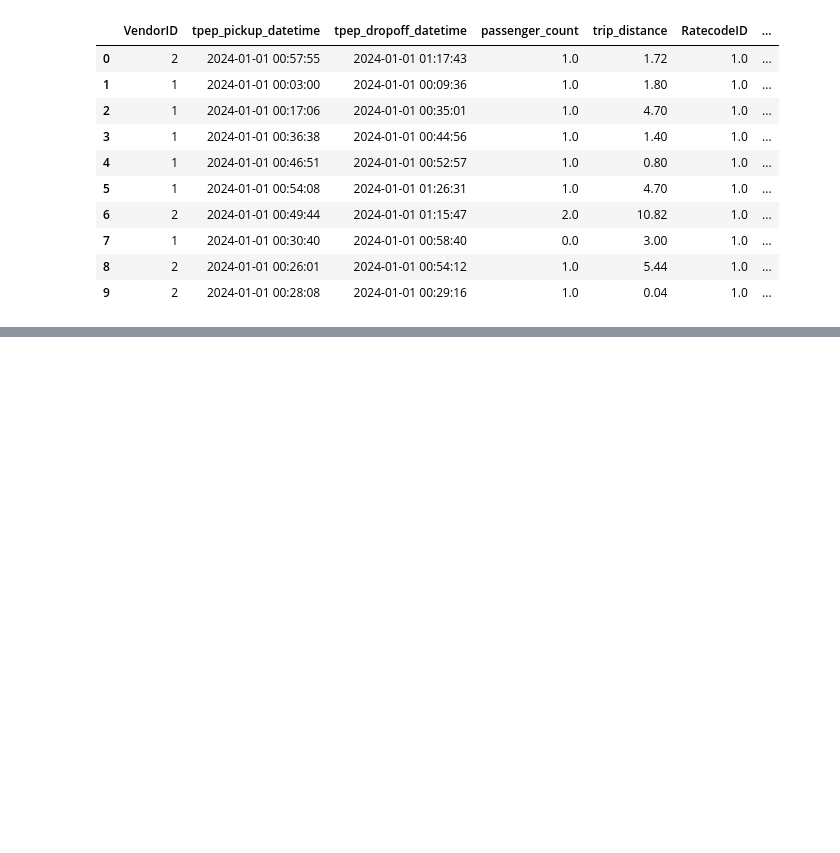
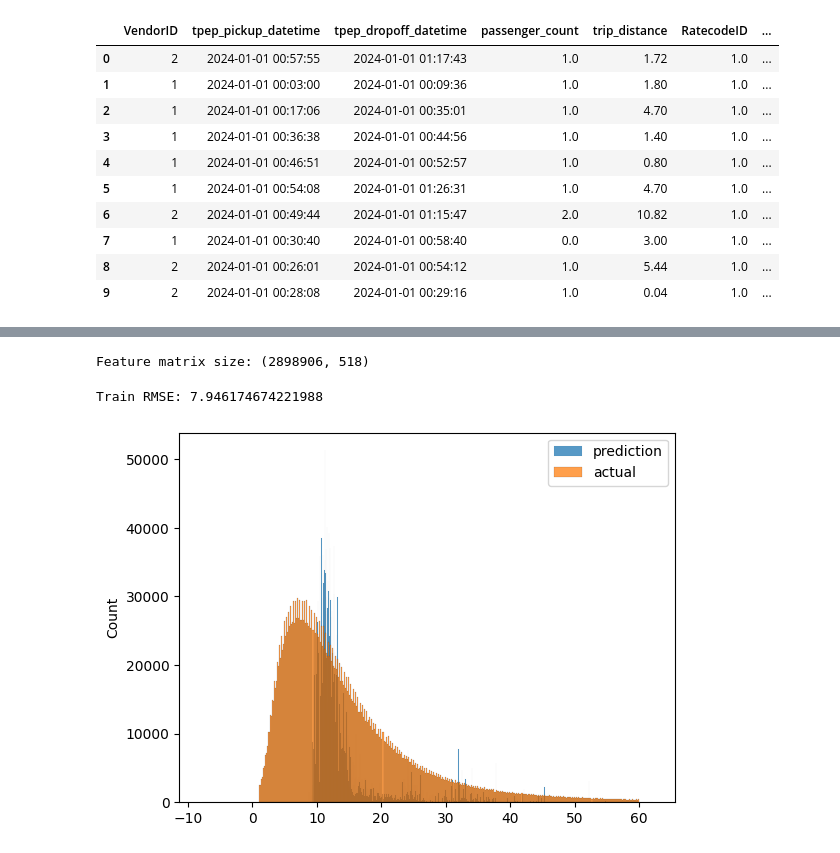
Before and after one commit to mpl48/mlops-zoomcamp, a Jupyter notebook: 01-intro/homework.ipynb, the cells around one changed output, grey strips where cells are left out. Drawn from its saved outputs; the diff is of its cells as text; code cells hidden in the pictures; blank space fills up the shorter version.

```diff
--- a/01-intro/homework.ipynb
+++ b/01-intro/homework.ipynb
@@ -30,0 +81,29 @@ import sklearn
+# %%
+train_dicts = df[categorical].to_dict(orient='records')
+# %%
+dv = DictVectorizer()
+X_train = dv.fit_transform(train_dicts)
+# %%
+print(f'Feature matrix size: {X_train.shape}')
+# %% [output]
+Feature matrix size: (2898906, 518)
+# %%
+#Training model
+target = 'duration'
+y_train = df[target].values
+# %%
+lr = LinearRegression()
+lr.fit(X_train, y_train)
+
+y_pred = lr.predict(X_train)
+
+print(f'Train RMSE: {mean_squared_error(y_train, y_pred, squared=False)}')
+# %% [output]
+Train RMSE: 7.946174674221988
+# %%
+sns.histplot(y_pred, label='prediction')
+sns.histplot(y_train, label='actual')
+
+plt.legend();
+# %% [output]
+[figure, added]
```
Also changed, not shown: parts of 19 cells of this notebook.
